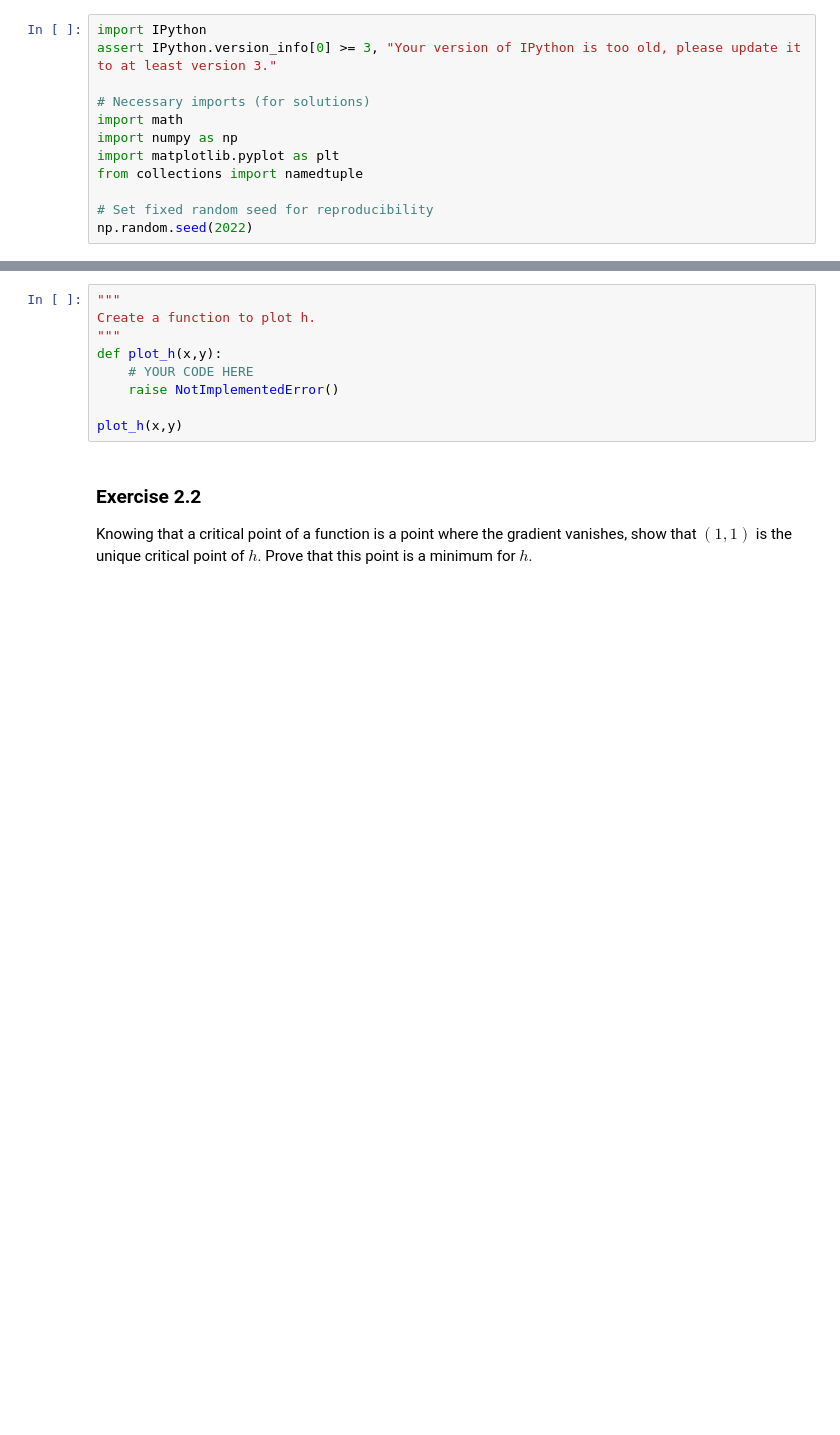
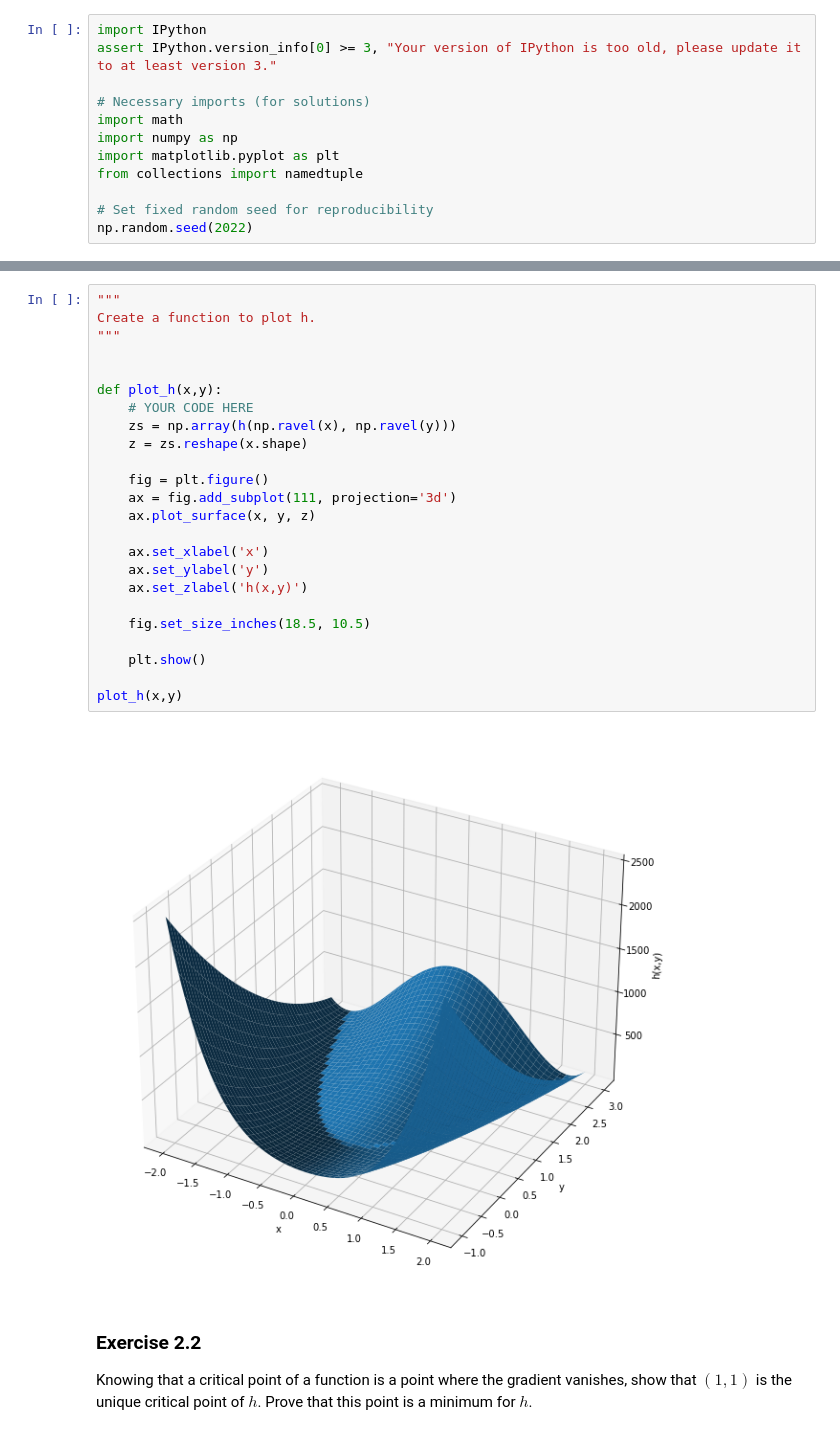
Before and after one commit to JvPost/SML, a Jupyter notebook: SML22_as01_2.ipynb, the cells around one changed output, grey strips where cells are left out. Drawn from its saved outputs; the diff is of its cells as text; blank space fills up the shorter version.

```diff
--- a/SML22_as01_2.ipynb
+++ b/SML22_as01_2.ipynb
@@ -77,12 +79,29 @@ Hidden test for function h.
-# %%
-"""
-Create a function to plot h.
-"""
-def plot_h(x,y):
-    # YOUR CODE HERE
-    raise NotImplementedError()
-
-plot_h(x,y)
+# %%
+"""
+Create a function to plot h.
+"""
+
+
+def plot_h(x,y):
+    # YOUR CODE HERE
+    zs = np.array(h(np.ravel(x), np.ravel(y)))
+    z = zs.reshape(x.shape)
+
+    fig = plt.figure()
+    ax = fig.add_subplot(111, projection='3d')
+    ax.plot_surface(x, y, z)
+
+    ax.set_xlabel('x')
+    ax.set_ylabel('y')
+    ax.set_zlabel('h(x,y)')
+
+    fig.set_size_inches(18.5, 10.5)
+
+    plt.show()
+
+plot_h(x,y)
+# %% [output]
+[figure, added]
 # %% [markdown]
 ### Exercise 2.2
 Knowing that a critical point of a function is a point where the gradient vanishes, show that $(1, 1)$ is the unique critical point of $h$.  Prove that this point is a minimum for $h$.
```
Also changed, not shown: parts of 9 cells of this notebook.
